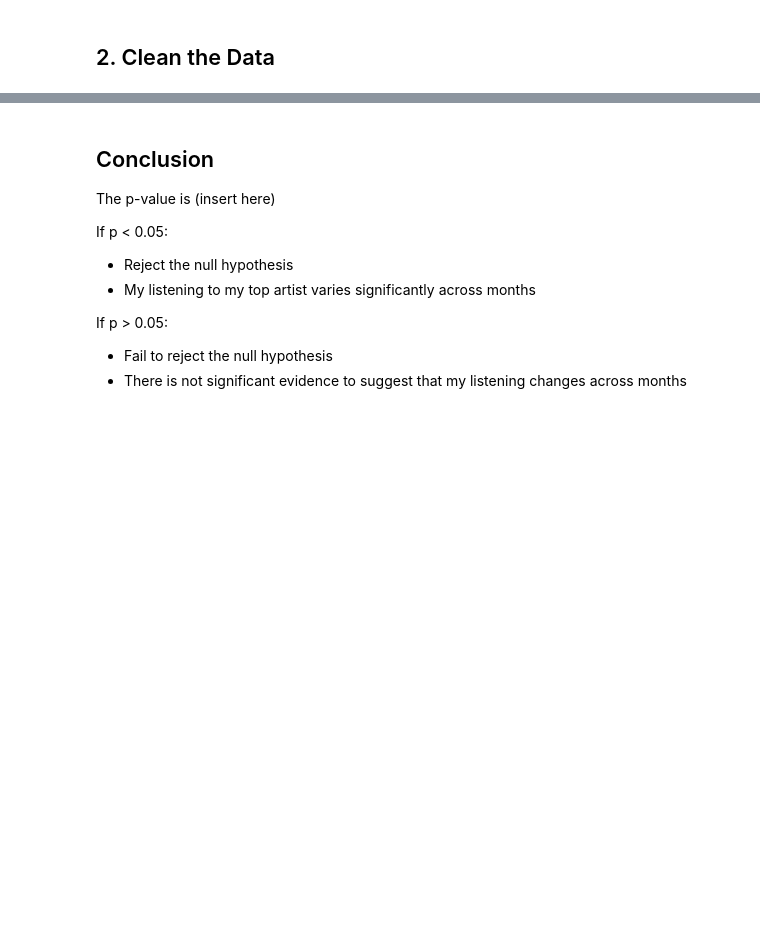
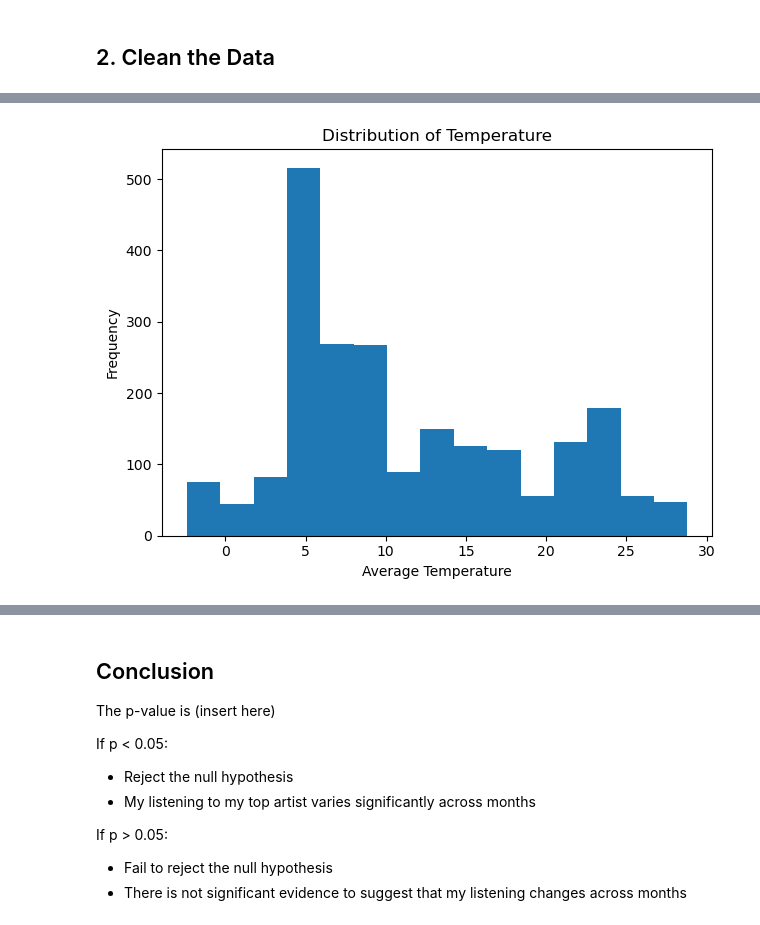
Before and after one commit to Lauren1205/spotify-data-analysis, a Jupyter notebook: analysis.ipynb, the cells around one changed output, grey strips where cells are left out. Cells and saved outputs as stored; diff of their text form; code cells hidden in the pictures; blank space fills up the shorter version.

```diff
--- a/analysis.ipynb
+++ b/analysis.ipynb
@@ -93,0 +139,11 @@ plt.show()
+# %%
+plt.figure()
+plt.hist(df["avg_temp"], bins=15)
+
+plt.title("Distribution of Temperature")
+plt.xlabel("Average Temperature")
+plt.ylabel("Frequency")
+plt.tight_layout()
+plt.show()
+# %% [output]
+[figure, added]
```
Also changed, not shown: parts of 15 cells of this notebook, 5 other files.
